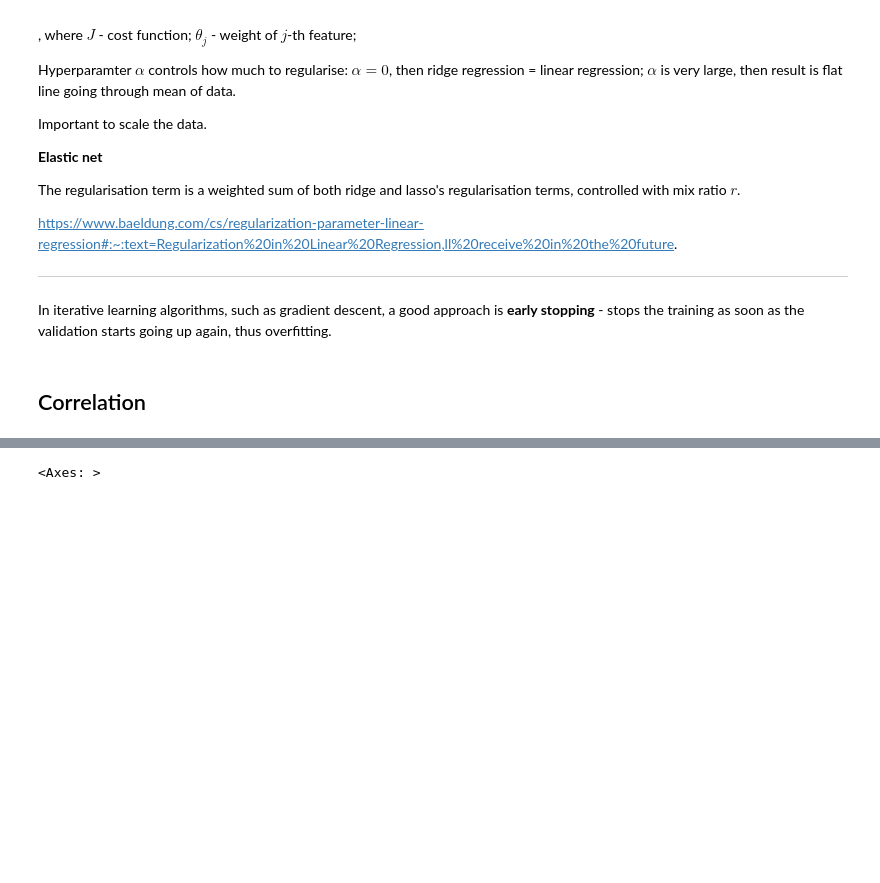
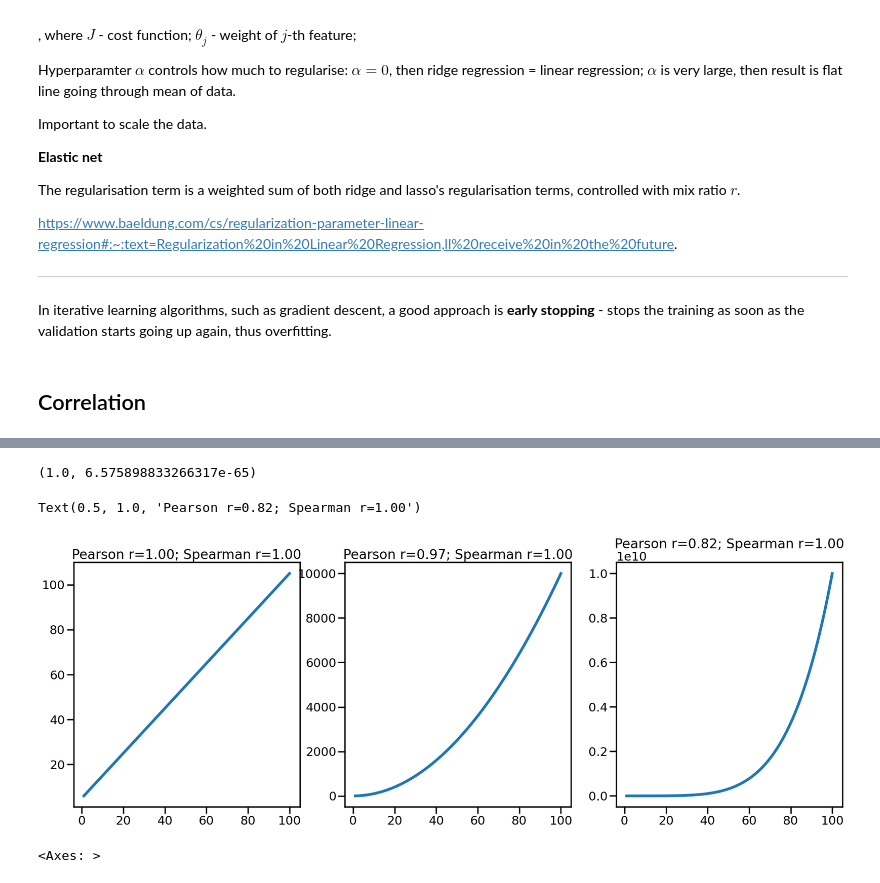
Before and after one commit to EvgeniiZorin/Handbook_Statistics-Probability-and-ML, a Jupyter notebook: _ML_classical.ipynb, the cells around one changed output, grey strips where cells are left out. Saved outputs shown, nothing was run; the diff lists cells and outputs as text; code cells hidden in the pictures; blank space fills up the shorter version.

```diff
--- a/_ML_classical.ipynb
+++ b/_ML_classical.ipynb
@@ -2626,0 +2650,10 @@ In iterative learning algorithms, such as gradient descent, a good approach is *
+# %%
+# Kendall-tau correlation coefficient
+
+a = np.linspace(1, 10)
+b = a*3
+
+val, pval = scipy.stats.kendalltau(a, b)
+val, pval
+# %% [output]
+(1.0, 6.575898833266317e-65)
@@ -2627,3 +2679,37 @@ In iterative learning algorithms, such as gradient descent, a good approach is *
+# %%
+import numpy as np
+import pandas as pd
+import matplotlib.pyplot as plt
+import seaborn as sns
+import scipy as sp
+
+x = np.linspace(1, 100, 100)
+y1 = x+5
+y2 = x**2
+y3 = x**5
+
+sns.set_context('poster')
+fig, axes = plt.subplots(1, 3, figsize=(25,8))
+
+def get_pearson_spearman(x, y):
+    val1, pval1 = sp.stats.pearsonr(x, y)
+    val2, pval2 = sp.stats.spearmanr(x, y)
+    return val1, val2
+
+axes[0].plot(x, y1, lw=5)
+val01, val02 = get_pearson_spearman(x, y1)
+axes[0].set_title(f'Pearson r={val01:.2f}; Spearman r={val02:.2f}')
+
+axes[1].plot(x, y2, lw=5)
+val11, val12 = get_pearson_spearman(x, y2)
+axes[1].set_title(f'Pearson r={val11:.2f}; Spearman r={val12:.2f}')
+
+axes[2].plot(x, y3, lw=5)
+val21, val22 = get_pearson_spearman(x, y3)
+axes[2].set_title(f'Pearson r={val21:.2f}; Spearman r={val22:.2f}')
+# %% [output]
+Text(0.5, 1.0, 'Pearson r=0.82; Spearman r=1.00')
+[figure, added]
 # %%
 from sklearn import datasets
 import seaborn as sns
```
Also changed, not shown: parts of 13 cells of this notebook, 2 other files.
